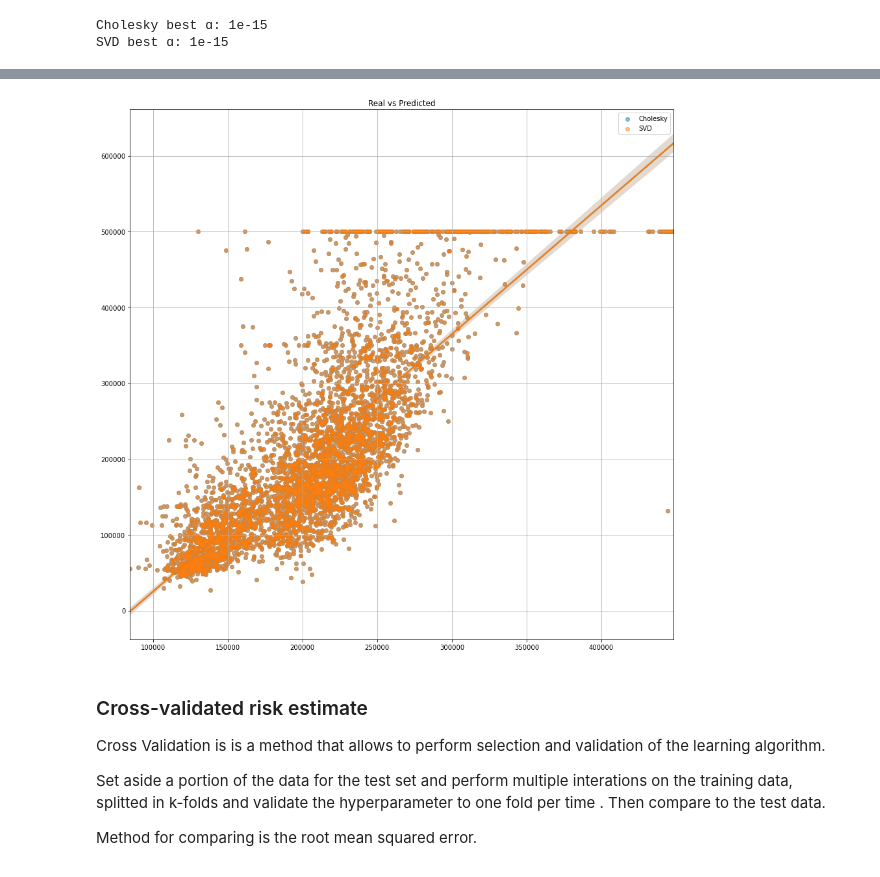
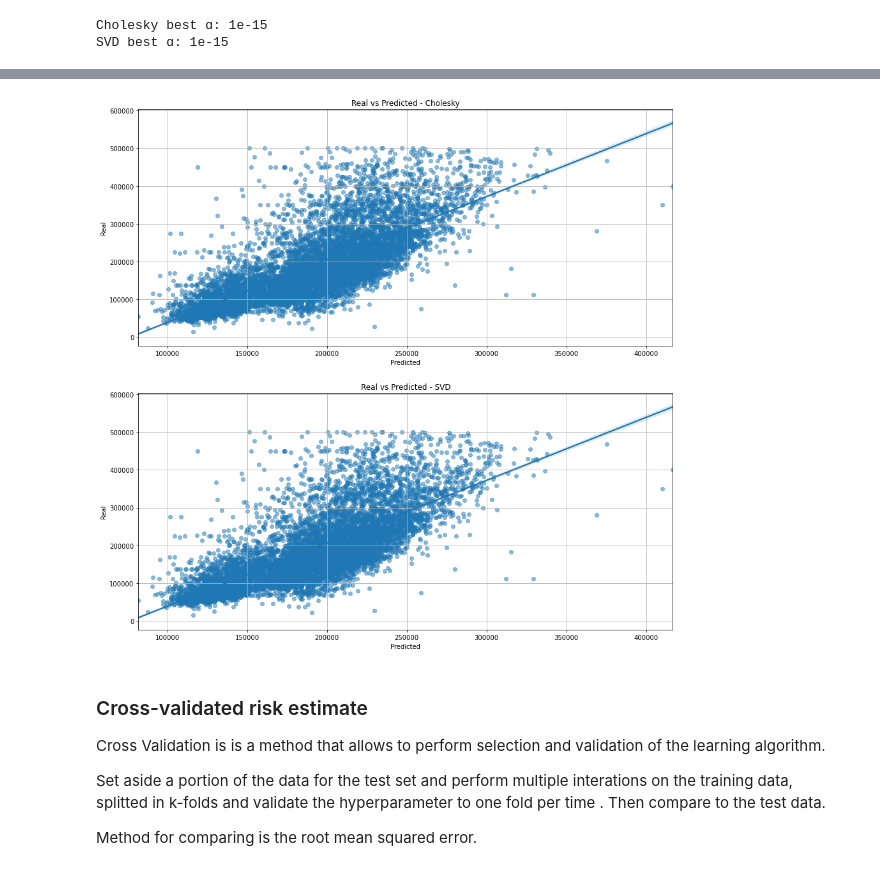
Before and after one commit to mikymaione/HousingPrices, a Jupyter notebook: Source code/HousingPrices/Miky.ipynb, the cells around one changed output, grey strips where cells are left out. Cells and saved outputs as stored; diff of their text form; code cells hidden in the pictures.

```diff
--- a/Source code/HousingPrices/Miky.ipynb
+++ b/Source code/HousingPrices/Miky.ipynb
@@ -205,7 +212,7 @@ Delete the correlated features
 1. population
 2. total_rooms
 # %%
-columns_to_remove = ['population', 'total_rooms', column_to_predict]
+columns_to_remove = ['latitude', 'population', 'total_rooms', column_to_predict]
 columns_to_use = list(data_frame.columns)
 
 for u in columns_to_remove:
@@ -331,6 +338,14 @@ We shuffle data to reduce the error, we randomize in order to handle the outlier
 # %%
-sizes = range(150, 301, 25)
-train_size, train_score, val_score = learning_curve(Ridge(alpha=1e-15, solver='svd', fit_intercept=fit_intercept, normalize=normalize), X, y, train_sizes=sizes, cv=5, scoring=RMS)
+min_ts = int(X.shape[0] * 0.1)
+max_ts = int(X.shape[0] * 0.8)
+step_ts = int(X.shape[0] * 0.05)
+sizes = range(min_ts, max_ts, step_ts)
+
+print(sizes)
+
+svd = Ridge(alpha=1e-15, solver='svd', fit_intercept=fit_intercept, normalize=normalize)
+
+train_size, train_score, val_score = learning_curve(svd, X, y, train_sizes=sizes, cv=5, scoring=RMS)
 
 train_score_mean = -numpy.mean(train_score, axis=1)
 train_score_std = numpy.std(train_score, axis=1)
@@ -355,6 +370,0 @@ plt.show()
-# %%
-if shuffleDataSet:
-    data_frame = data_frame.sample(frac=1).reset_index(drop=True)
-
-    X = data_frame.drop(columns=columns_to_remove)
-    y = data_frame[column_to_predict]
@@ -469,5 +377,5 @@ Train 80%, Test 20%
 # %%
-x_train, x_test, y_train, y_test = train_test_split(X, y, test_size=0.2, shuffle=shuffleDataSet)
+x_train, x_test, y_train, y_test = train_test_split(X, y, test_size=0.4, shuffle=shuffleDataSet)
 y_train = y_train.to_numpy()
 y_test = y_test.to_numpy()
 # %% [markdown]
@@ -575,15 +494,23 @@ SVD score: 0.4932330631789383
 # %%
-plt.figure(figsize=(15, 15))
-plt.title('Real vs Predicted')
+fig, (ax1, ax2) = plt.subplots(2, figsize=(15, 15))
 
-seaborn.regplot(y_predict_c, y_test, label='Cholesky', scatter_kws={'alpha':0.5})
-seaborn.regplot(y_predict_s, y_test, label='SVD', scatter_kws={'alpha':0.5})
+ax1.set_title('Real vs Predicted - Cholesky')
+ax2.set_title('Real vs Predicted - SVD')
 
-plt.legend()
-plt.grid()
+seaborn.regplot(y_predict_c, y_test, scatter_kws={'alpha':0.5}, ax=ax1)
+seaborn.regplot(y_predict_s, y_test, scatter_kws={'alpha':0.5}, ax=ax2)
+
+ax1.set_xlabel('Predicted')
+ax1.set_ylabel('Real')
+ax2.set_xlabel('Predicted')
+ax2.set_ylabel('Real')
+
+ax1.grid()
+ax2.grid()
+
 plt.show()
 # %% [output]
-[figure, old version]
+[figure, new version]
 # %% [markdown]
 ### Cross-validated risk estimate
 Cross Validation is is a method that allows to perform selection and  validation of the learning algorithm.
```
Also changed, not shown: parts of 33 cells of this notebook.
